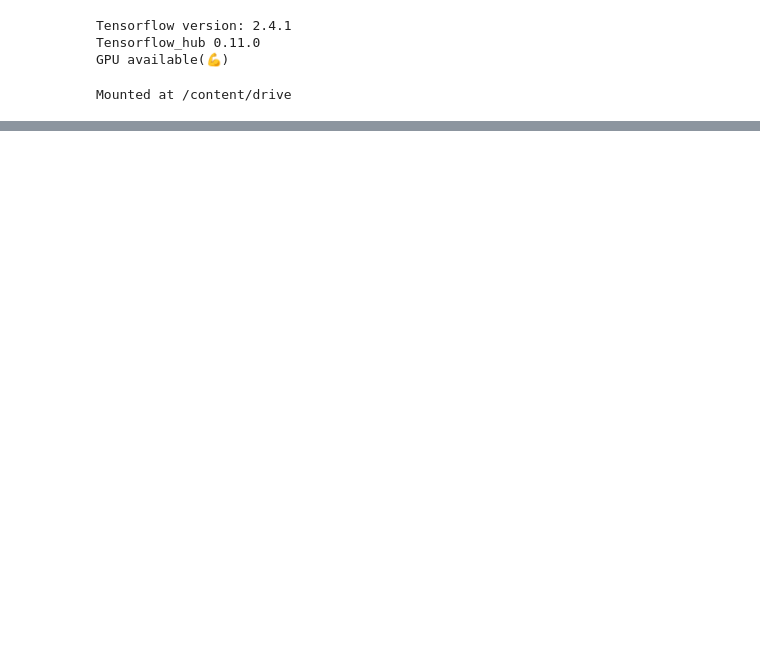
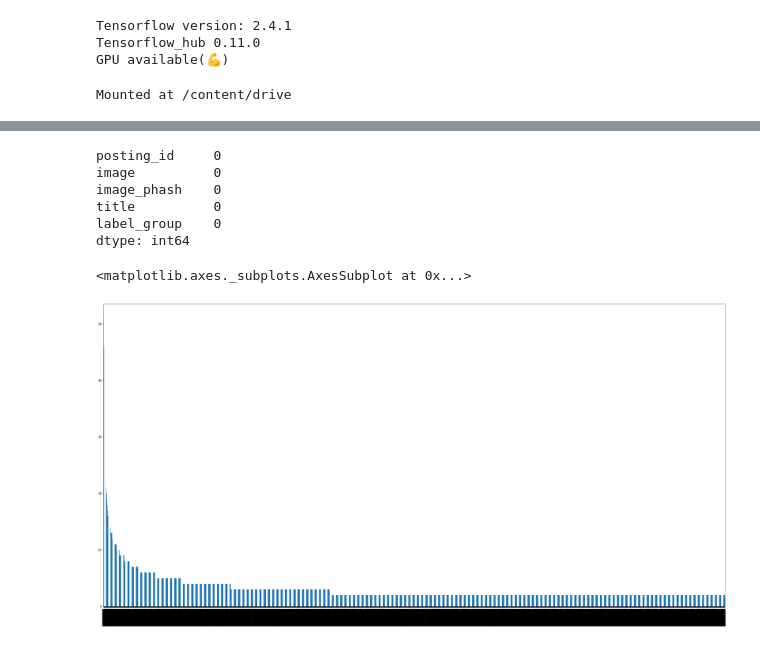
Before and after one commit to tangani/Shopee-Price-Match-Guarantee, a Jupyter notebook: Shopee_Price_Match_Guarantee.ipynb, the cells around one changed output, grey strips where cells are left out. Saved outputs shown, nothing was run; the diff lists cells and outputs as text; code cells hidden in the pictures; blank space fills up the shorter version.

```diff
--- a/Shopee_Price_Match_Guarantee.ipynb
+++ b/Shopee_Price_Match_Guarantee.ipynb
@@ -28,8 +30,8 @@ Mounted at /content/drive
 # %%
 # Checking out the labels
 
-train_csv = pd.read_csv('/content/drive/MyDrive/data_science/shopee-product-matching/train.csv')
-train_csv.head()
+train_data = pd.read_csv('/content/drive/MyDrive/data_science/shopee-product-matching/train.csv')
+train_data.head()
 # %% [output]
 |  | posting_id | image | image_phash | title | label_group |
 | 0 | train_129225211 | 0000a68812bc7e98c42888dfb1c07da0.jpg | 94974f937d4c2433 | Paper Bag Victoria Secret | 249114794 |
@@ -39,0 +59,14 @@ train_csv.head()
+# %%
+train_data.isna().sum()
+# %% [output]
+posting_id     0
+image          0
+image_phash    0
+title          0
+label_group    0
+dtype: int64
+# %%
+train_data.label_group.value_counts().plot.bar(figsize=(40,20))
+# %% [output]
+<matplotlib.axes._subplots.AxesSubplot at 0x...>
+[figure, added]
```
Also changed, not shown: parts of 6 cells of this notebook.
